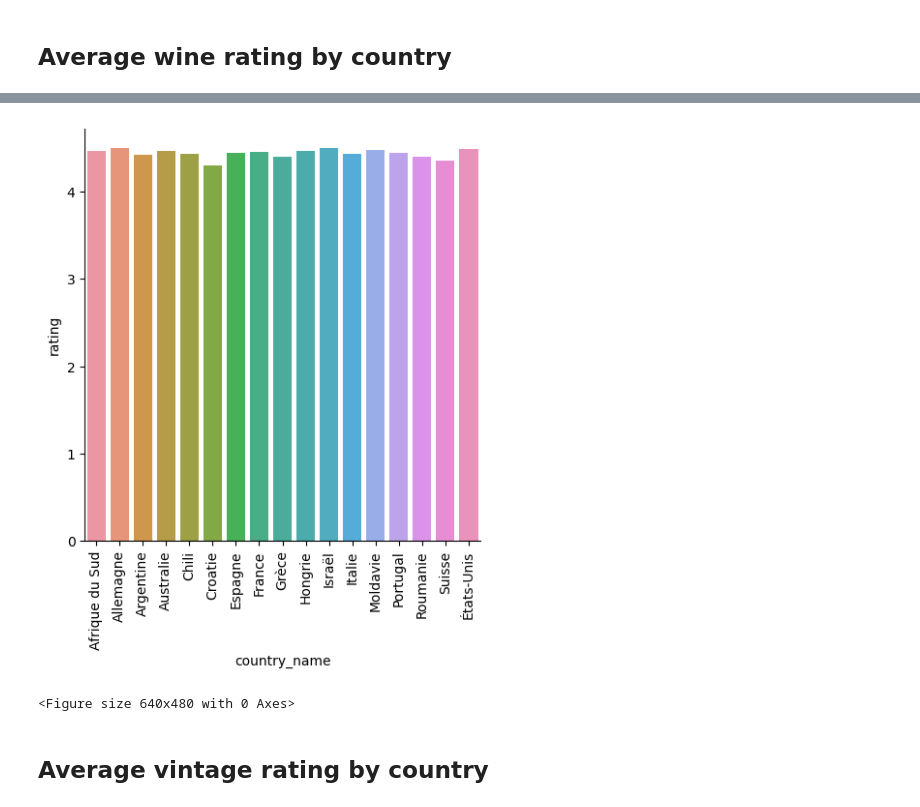
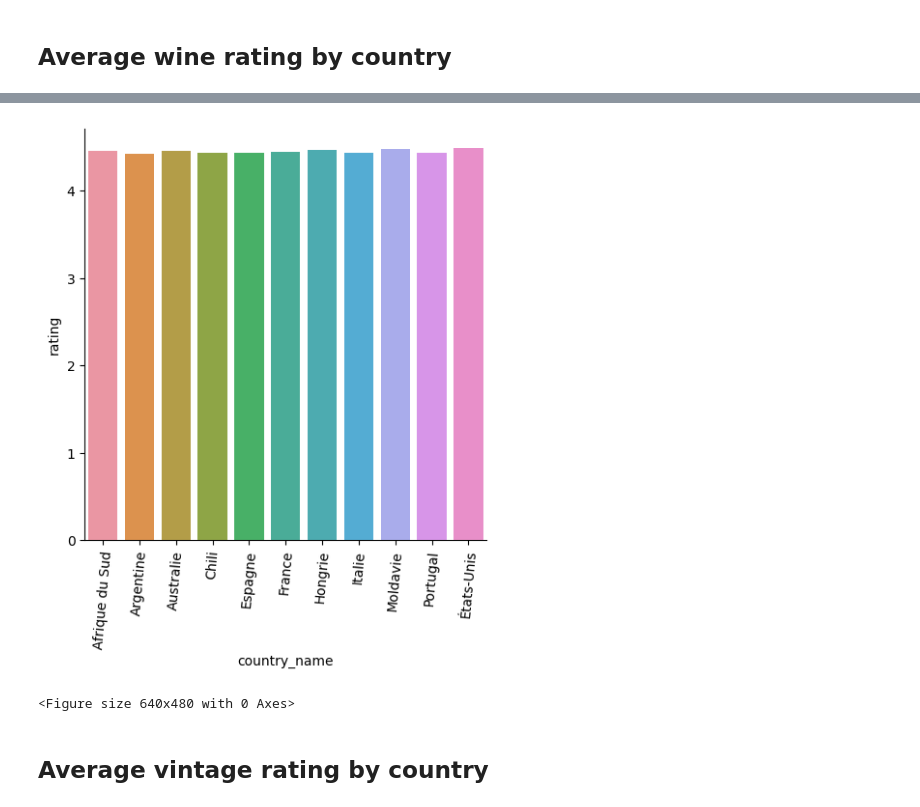
Before and after one commit to Finol12/Wiwinio-Project, a Jupyter notebook: notebooks/question_5.ipynb, the cells around one changed output, grey strips where cells are left out. Saved outputs shown, nothing was run; the diff lists cells and outputs as text; code cells hidden in the pictures.

Commit message:
Limit question_3 to 11 countries to remove "outliers"

```diff
--- a/notebooks/question_5.ipynb
+++ b/notebooks/question_5.ipynb
@@ -22,11 +22,11 @@ query_wine_ratings_by_country = """
         JOIN regions ON countries.code = regions.country_code
         JOIN wines ON regions.id = wines.region_id
     GROUP BY code
-    ORDER BY country_name ASC
-    -- LIMIT 10
+    ORDER BY ratings_sum DESC
+    LIMIT 11
     ;
 """
 df_wine_ratings_by_country = pd.read_sql_query(query_wine_ratings_by_country, connection)
 print(df_wine_ratings_by_country.shape)
-display(df_wine_ratings_by_country.head())
+display(df_wine_ratings_by_country.head(17))
 # %% [output]
@@ -40,15 +46,16 @@ display(df_wine_ratings_by_country.head())
 # %%
+df_wine_ratings_by_country = df_wine_ratings_by_country.sort_values("country_name")
 g1 = sns.catplot(
 	x = "country_name",
 	y = "rating",
 	data = df_wine_ratings_by_country,
 	kind = "bar"
 )
-g1.tick_params(axis="x", rotation=90)
+g1.tick_params(axis="x", rotation=85)
 plt.show()
 plt.clf()
 # %% [output]
-[figure, old version]
+[figure, new version]
 <Figure size 640x480 with 0 Axes>
 # %% [markdown]
 ## Average vintage rating by country
```
Also changed, not shown: parts of 6 cells of this notebook.
